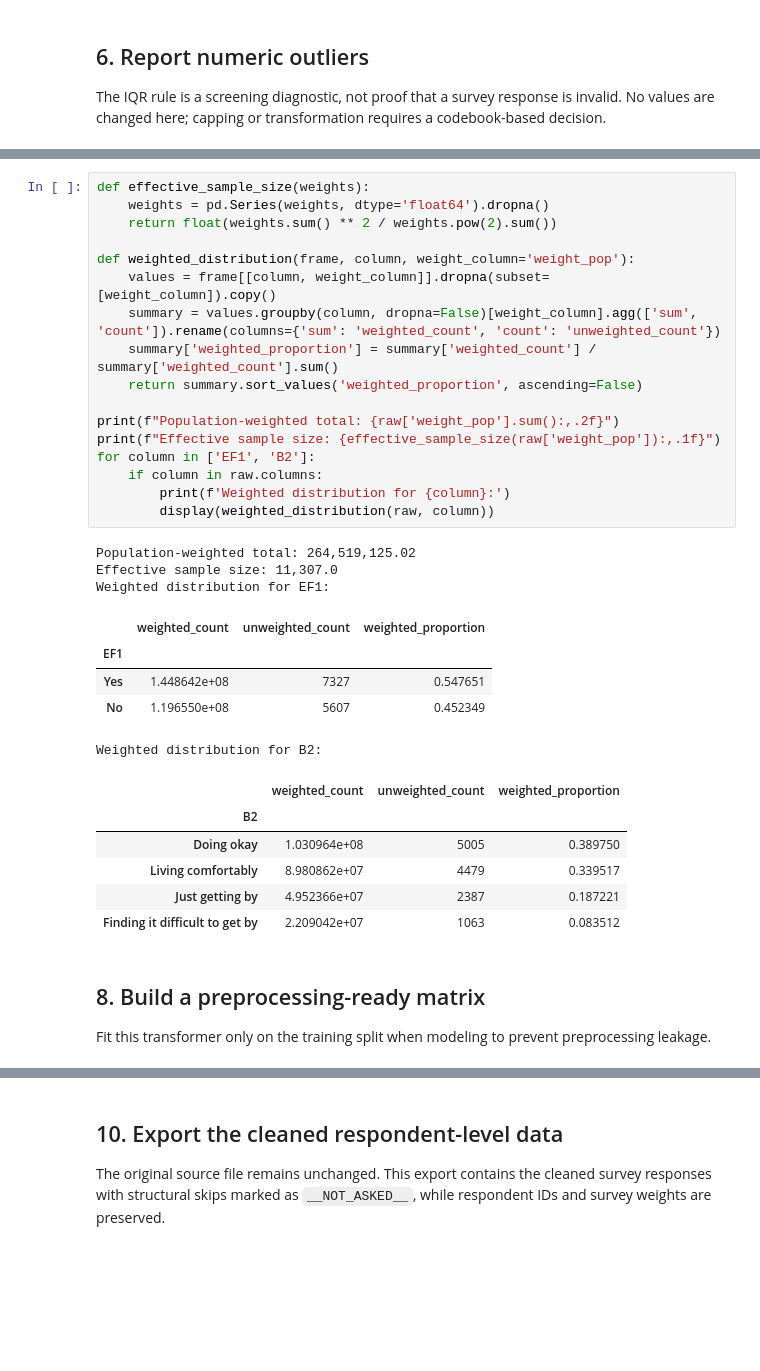
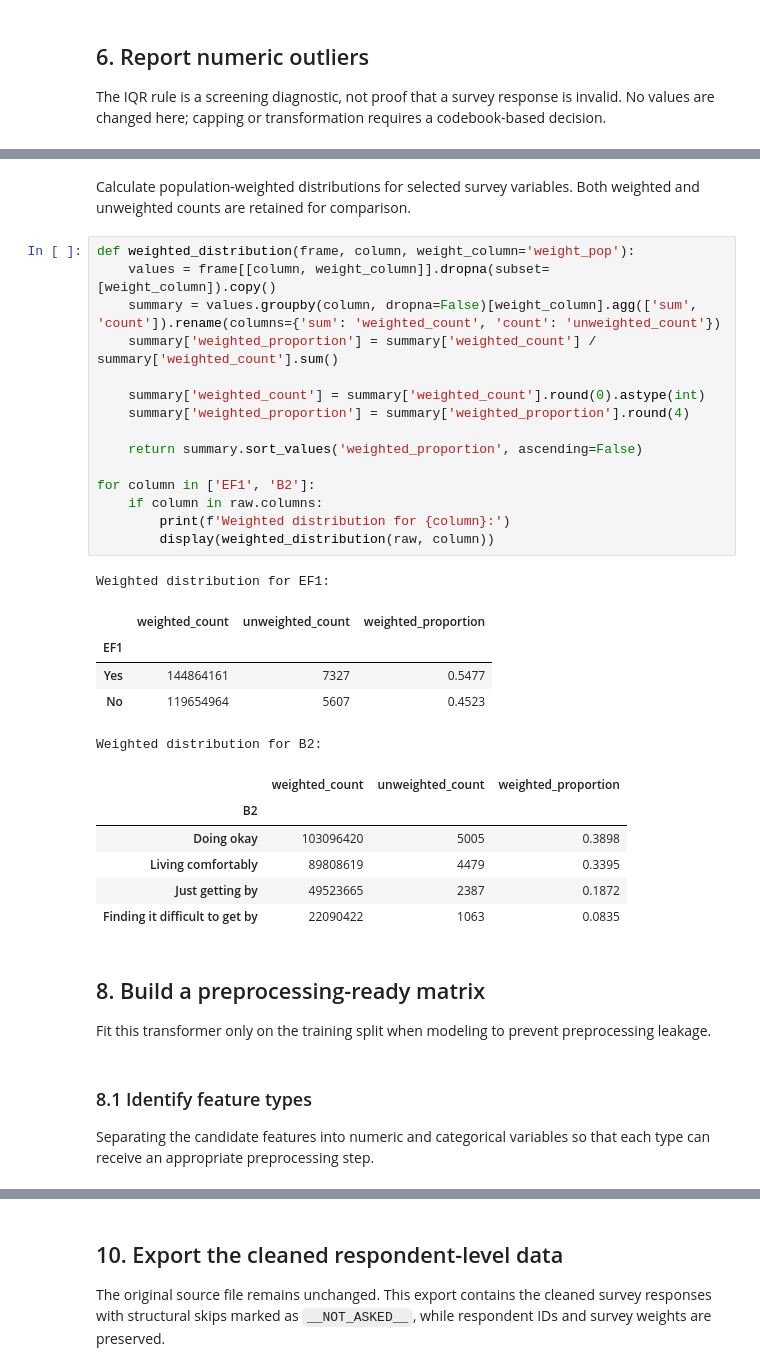
Before and after one commit to Break-Through-Tech/Thrivent-1A-financial-resilience-map, a Jupyter notebook: notebooks/task_2_weighted_preprocessing.ipynb, the cells around one changed output, grey strips where cells are left out. Cells and saved outputs as stored; diff of their text form; blank space fills up the shorter version.

Commit message:
refactor: improve data cleaning and feature preprocessing
refactor: clean up and document preprocessing pipeline

```diff
--- a/notebooks/task_2_weighted_preprocessing.ipynb
+++ b/notebooks/task_2_weighted_preprocessing.ipynb
@@ -157,36 +229,39 @@ display(outlier_report.head(20))
+# %% [markdown]
+Calculate population-weighted distributions for selected survey variables.
+Both weighted and unweighted counts are retained for comparison.
 # %%
-def effective_sample_size(weights):
-    weights = pd.Series(weights, dtype='float64').dropna()
-    return float(weights.sum() ** 2 / weights.pow(2).sum())
-
 def weighted_distribution(frame, column, weight_column='weight_pop'):
     values = frame[[column, weight_column]].dropna(subset=[weight_column]).copy()
     summary = values.groupby(column, dropna=False)[weight_column].agg(['sum', 'count']).rename(columns={'sum': 'weighted_count', 'count': 'unweighted_count'})
     summary['weighted_proportion'] = summary['weighted_count'] / summary['weighted_count'].sum()
+
+    summary['weighted_count'] = summary['weighted_count'].round(0).astype(int)
+    summary['weighted_proportion'] = summary['weighted_proportion'].round(4)
+
     return summary.sort_values('weighted_proportion', ascending=False)
 
-print(f"Population-weighted total: {raw['weight_pop'].sum():,.2f}")
-print(f"Effective sample size: {effective_sample_size(raw['weight_pop']):,.1f}")
 for column in ['EF1', 'B2']:
     if column in raw.columns:
         print(f'Weighted distribution for {column}:')
         display(weighted_distribution(raw, column))
 # %% [output]
-Population-weighted total: 264,519,125.02
-Effective sample size: 11,307.0
 Weighted distribution for EF1:
 |  | weighted_count | unweighted_count | weighted_proportion |
 | EF1 |  |  |  |
-| Yes | 1.448642e+08 | 7327 | 0.547651 |
-| No | 1.196550e+08 | 5607 | 0.452349 |
+| Yes | 144864161 | 7327 | 0.5477 |
+| No | 119654964 | 5607 | 0.4523 |
 Weighted distribution for B2:
 |  | weighted_count | unweighted_count | weighted_proportion |
 | B2 |  |  |  |
-| Doing okay | 1.030964e+08 | 5005 | 0.389750 |
-| Living comfortably | 8.980862e+07 | 4479 | 0.339517 |
-| Just getting by | 4.952366e+07 | 2387 | 0.187221 |
-| Finding it difficult to get by | 2.209042e+07 | 1063 | 0.083512 |
+| Doing okay | 103096420 | 5005 | 0.3898 |
+| Living comfortably | 89808619 | 4479 | 0.3395 |
+| Just getting by | 49523665 | 2387 | 0.1872 |
+| Finding it difficult to get by | 22090422 | 1063 | 0.0835 |
 # %% [markdown]
 ## 8. Build a preprocessing-ready matrix
 
 Fit this transformer only on the training split when modeling to prevent preprocessing leakage.
+# %% [markdown]
+### 8.1 Identify feature types
+
+Separating the candidate features into numeric and categorical variables so that each type can receive an appropriate preprocessing step.
```
Also changed, not shown: parts of 33 cells of this notebook, 1 other file.
